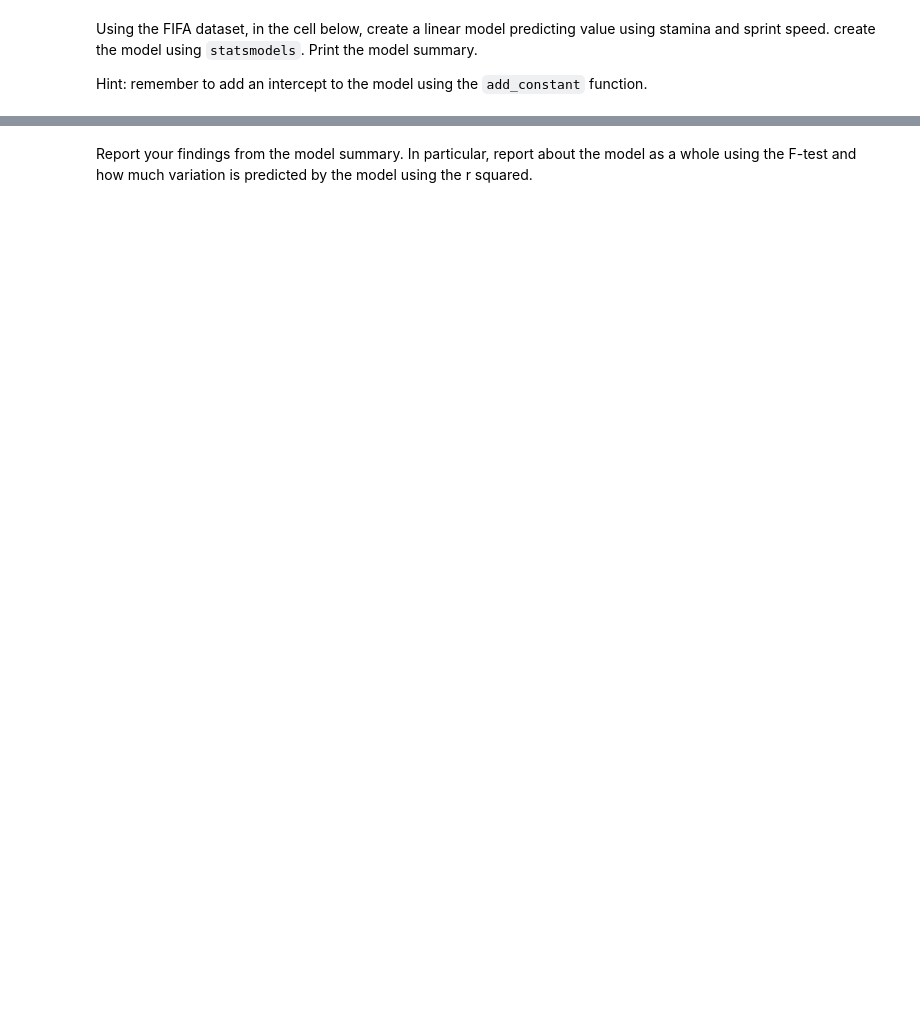
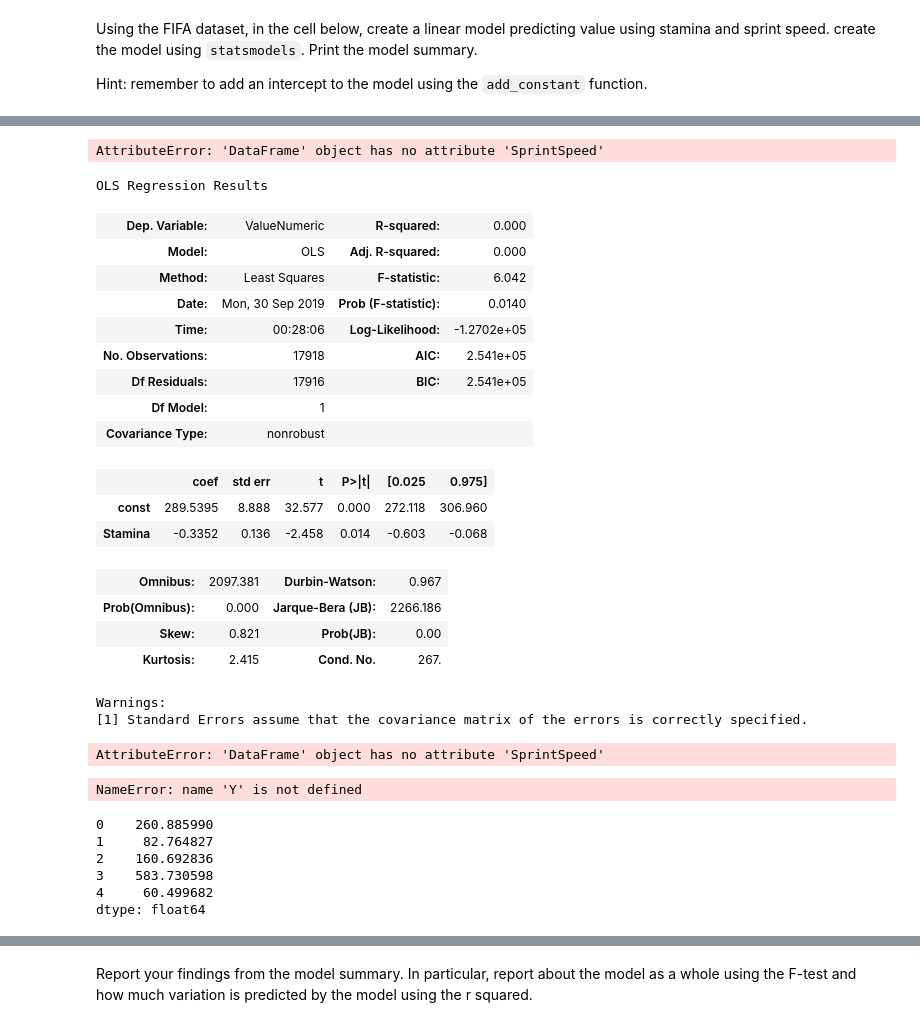
Before and after one commit to NSG2019/data-labs, a Jupyter notebook: module-2/lab-correlation-tests-with-scipy/your-code/main.ipynb, the cells around one changed output, grey strips where cells are left out. Cells and saved outputs as stored; diff of their text form; code cells hidden in the pictures; blank space fills up the shorter version.

```diff
--- a/module-2/lab-correlation-tests-with-scipy/your-code/main.ipynb
+++ b/module-2/lab-correlation-tests-with-scipy/your-code/main.ipynb
@@ -43,0 +77,12 @@ Hint: For columns that have a space in their name, it is best to refer to the co
+# %%
+# Your code here:
+#I am no able to rename  DF+column in ols =S
+fifa = fifa.rename(columns = {'Preferred Foot': 'preferred_foot'})
+#For Anova yo work, we have to change the type Object to Float
+fifa['ValueNumeric'] = fifa['ValueNumeric'].astype("float")
+
+values = ols('ValueNumeric ~ C(Position) + C(preferred_foot)', data = fifa).fit()
+#typ=2 --> Test how A over B & B over A work, react.
+anova = sm.stats.anova_lm(values, typ = 2)
+
+anova.head()
@@ -44,2 +94,6 @@ Hint: For columns that have a space in their name, it is best to refer to the co
+# %%
+# Your code here:
+fifa = fifa.rename(columns={'Preferred Foot': 'preferred_foot','SprintSpeed':'sprint_speed'})
+fifa["ValueNumeric"]=pd.to_numeric(fifa['Value'].str.replace("[^(\d{1,}|\d{1,}.\d{1,})]",""))
 # %% [markdown]
 What is your conclusion from this ANOVA?
@@ -61,0 +148,3 @@ We'll start by ensuring there are no missing values. Examine all variables for a
+# %%
+fifa = fifa.dropna()
+fifa.isnull().sum()
@@ -67,0 +173,8 @@ Hint: remember to add an intercept to the model using the `add_constant` functio
+# %%
+# Your code here:
+
+from scipy.stats import linregress
+
+X = sm.add_constant(fifa.Stamina)
+
+X.head()
@@ -67,0 +188,52 @@ Hint: remember to add an intercept to the model using the `add_constant` functio
+# %%
+Y = fifa.SprintSpeed
+Y.head()
+# %% [output]
+AttributeError: 'DataFrame' object has no attribute 'SprintSpeed'
+# %%
+y = fifa['ValueNumeric']
+model = sm.OLS(y, x).fit()
+
+model.summary()
+# %% [output]
+OLS Regression Results
+| Dep. Variable: | ValueNumeric | R-squared: | 0.000 |
+| Model: | OLS | Adj. R-squared: | 0.000 |
+| Method: | Least Squares | F-statistic: | 6.042 |
+| Date: | Mon, 30 Sep 2019 | Prob (F-statistic): | 0.0140 |
+| Time: | 00:28:06 | Log-Likelihood: | -1.2702e+05 |
+| No. Observations: | 17918 | AIC: | 2.541e+05 |
+| Df Residuals: | 17916 | BIC: | 2.541e+05 |
+| Df Model: | 1 |  |  |
+| Covariance Type: | nonrobust |  |  |
+|  | coef | std err | t | P>|t| | [0.025 | 0.975] |
+| const | 289.5395 | 8.888 | 32.577 | 0.000 | 272.118 | 306.960 |
+| Stamina | -0.3352 | 0.136 | -2.458 | 0.014 | -0.603 | -0.068 |
+| Omnibus: | 2097.381 | Durbin-Watson: | 0.967 |
+| Prob(Omnibus): | 0.000 | Jarque-Bera (JB): | 2266.186 |
+| Skew: | 0.821 | Prob(JB): | 0.00 |
+| Kurtosis: | 2.415 | Cond. No. | 267. |
+Warnings:
+[1] Standard Errors assume that the covariance matrix of the errors is correctly specified.
+# %%
+
+Y = fifa.SprintSpeed
+Y.head()
+# %% [output]
+AttributeError: 'DataFrame' object has no attribute 'SprintSpeed'
+# %%
+model = sm.OLS(Y, X).fit()
+model
+# NO me funciona sm
+# %% [output]
+NameError: name 'Y' is not defined
+# %%
+predictions = model.predict(X)
+predictions.head()
+# %% [output]
+0    260.885990
+1     82.764827
+2    160.692836
+3    583.730598
+4     60.499682
+dtype: float64
```
Also changed, not shown: parts of 24 cells of this notebook.
